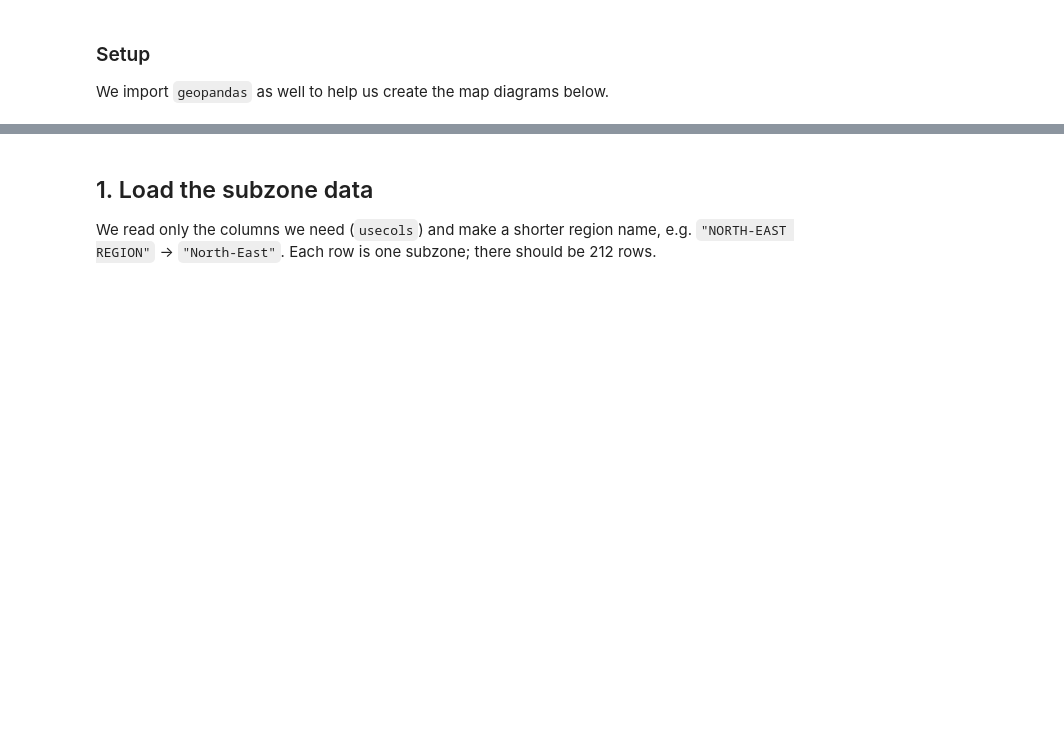
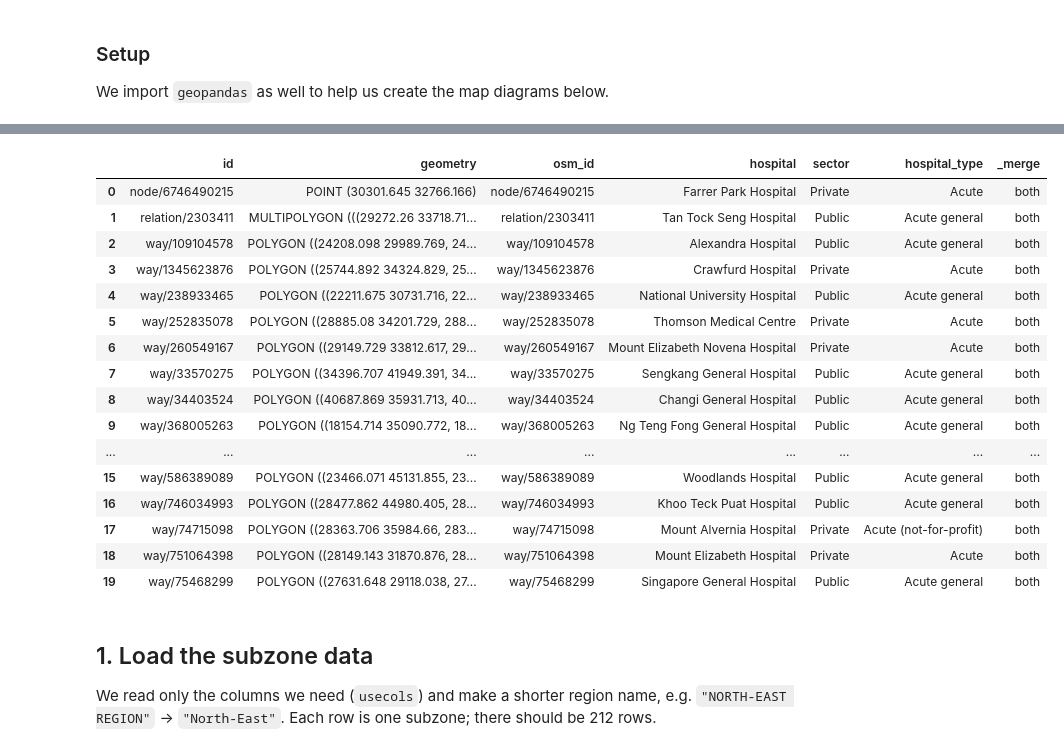
Before and after one commit to yeo-yu-ann31/HS4002-Corgi-Group-Project, a Jupyter notebook: elderly_access_methods.ipynb, the cells around one changed output, grey strips where cells are left out. Drawn from its saved outputs; the diff is of its cells as text; code cells hidden in the pictures; blank space fills up the shorter version.

```diff
--- a/elderly_access_methods.ipynb
+++ b/elderly_access_methods.ipynb
@@ -79,0 +346,3 @@ Note: you may need to restart the kernel to use updated packages.
+# %%
+moh = pd.read_csv("data/raw/moh_acute_hospitals.csv")
+moh
@@ -79,0 +369,3 @@ Note: you may need to restart the kernel to use updated packages.
+# %%
+acute = gpd.read_file("data/raw/oex/oex_sgp_acute_hospitals_osm.geojson").to_crs(SVY21)
+acute
@@ -79,0 +390,22 @@ Note: you may need to restart the kernel to use updated packages.
+# %%
+# merge the two datasets together like last time
+acute = acute[["id", "geometry"]].merge(moh, left_on="id", right_on="osm_id", how="outer", indicator=True)
+acute
+# %% [output]
+|  | id | geometry | osm_id | hospital | sector | hospital_type | _merge |
+| 0 | node/6746490215 | POINT (30301.645 32766.166) | node/6746490215 | Farrer Park Hospital | Private | Acute | both |
+| 1 | relation/2303411 | MULTIPOLYGON (((29272.26 33718.71... | relation/2303411 | Tan Tock Seng Hospital | Public | Acute general | both |
+| 2 | way/109104578 | POLYGON ((24208.098 29989.769, 24... | way/109104578 | Alexandra Hospital | Public | Acute general | both |
+| 3 | way/1345623876 | POLYGON ((25744.892 34324.829, 25... | way/1345623876 | Crawfurd Hospital | Private | Acute | both |
+| 4 | way/238933465 | POLYGON ((22211.675 30731.716, 22... | way/238933465 | National University Hospital | Public | Acute general | both |
+| 5 | way/252835078 | POLYGON ((28885.08 34201.729, 288... | way/252835078 | Thomson Medical Centre | Private | Acute | both |
+| 6 | way/260549167 | POLYGON ((29149.729 33812.617, 29... | way/260549167 | Mount Elizabeth Novena Hospital | Private | Acute | both |
+| 7 | way/33570275 | POLYGON ((34396.707 41949.391, 34... | way/33570275 | Sengkang General Hospital | Public | Acute general | both |
+| 8 | way/34403524 | POLYGON ((40687.869 35931.713, 40... | way/34403524 | Changi General Hospital | Public | Acute general | both |
+| 9 | way/368005263 | POLYGON ((18154.714 35090.772, 18... | way/368005263 | Ng Teng Fong General Hospital | Public | Acute general | both |
+| ... | ... | ... | ... | ... | ... | ... | ... |
+| 15 | way/586389089 | POLYGON ((23466.071 45131.855, 23... | way/586389089 | Woodlands Hospital | Public | Acute general | both |
+| 16 | way/746034993 | POLYGON ((28477.862 44980.405, 28... | way/746034993 | Khoo Teck Puat Hospital | Public | Acute general | both |
+| 17 | way/74715098 | POLYGON ((28363.706 35984.66, 283... | way/74715098 | Mount Alvernia Hospital | Private | Acute (not-for-profit) | both |
+| 18 | way/751064398 | POLYGON ((28149.143 31870.876, 28... | way/751064398 | Mount Elizabeth Hospital | Private | Acute | both |
+| 19 | way/75468299 | POLYGON ((27631.648 29118.038, 27... | way/75468299 | Singapore General Hospital | Public | Acute general | both |
```
Also changed, not shown: parts of 30 cells of this notebook.
